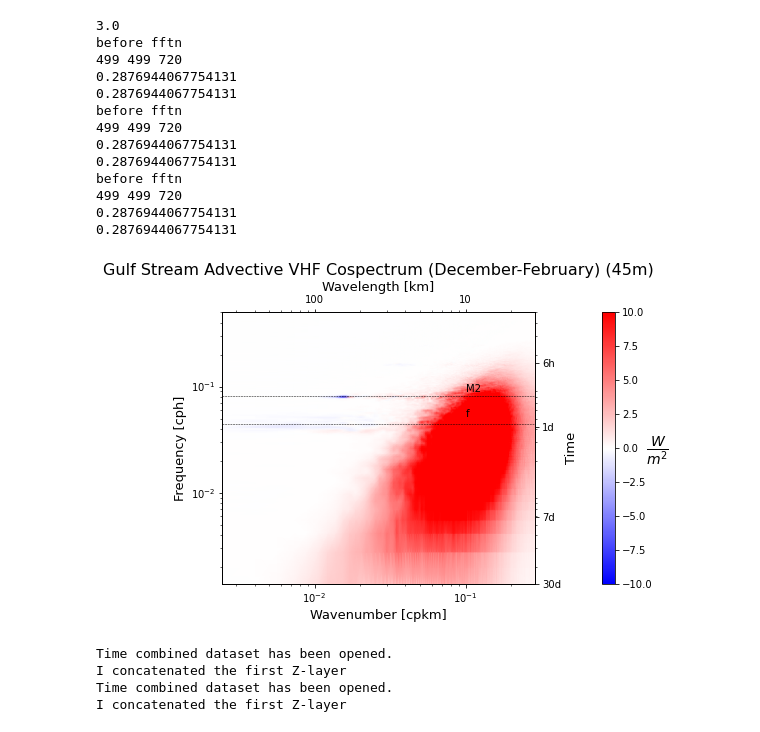
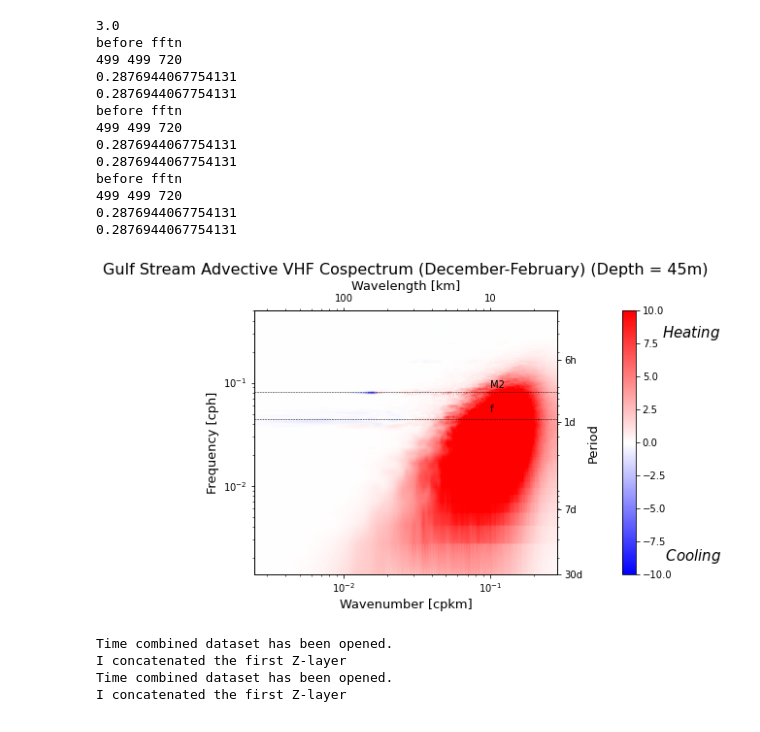
Before and after one commit to avik2007/CoupledOceAtmo, a Jupyter notebook: mit_geos_analysis/notebook23_spectra_for_many_layers.ipynb, the cells around one changed output. Cells and saved outputs as stored; diff of their text form; code cells hidden in the pictures.

```diff
--- a/mit_geos_analysis/notebook23_spectra_for_many_layers.ipynb
+++ b/mit_geos_analysis/notebook23_spectra_for_many_layers.ipynb
@@ -1482,37 +1486,38 @@ cs=plt.pcolormesh(kk,omm,60*1*Eiso_units.T[1:,1:]*kk[None,...]*omm[...,None],
                    shading='gouraud',cmap='bwr' )
 ax1.set_yscale('log')
 ax1.set_xscale('log')
-plt.title('Gulf Stream Advective VHF Cospectrum (December-February) (45m)', size=16)
+plt.title('Gulf Stream Advective VHF Cospectrum (December-February) (Depth = 45m)', size=16)
 plt.xlabel(r'Wavenumber [cpkm]',size=13)
 plt.ylabel(r'Frequency [cph]',size=13)
 plt.clim([-10,10])
 cbar = plt.colorbar(pad=0.15)
 #cbar.ax.set_ylabel(r'$\kappa \times \omega \times Re(C_p \, \rho \, \hat{W}^{* \prime} \, \hat{T}^{\prime}) (\frac{W}{m^2})$', rotation=90)
-cbar.ax.set_ylabel(r'$\frac{W}{m^2}$', rotation=0,size=20, y=.55)
+cbar.ax.set_ylabel(r"$Heating$" + "\n \n \n \n \n \n\n\n\n\n\n\n\n " + "$Cooling$", rotation=0,size=15, y=.95, labelpad=20)
+
 #plt.savefig(PrntOut+figurename+output_format,format='png',
 #            dpi=500,bbox_inches='tight')
 ax1a = ax1.twiny()
 ax1a.set_yscale('log')
 ax1a.set_xscale('log')
 ax1a.set_xlim(kk[0],kk[-1])
 ax1a.set_xticks([1/100.,1/10.])
 ax1a.set_xticklabels(['100','10'])
 ax1a.set_xlabel('Wavelength [km]',size=13)
 ax1a = ax1.twinx()
 ax1a.set_yscale('log')
 ax1a.set_xscale('log')
 ax1a.set_ylim(1/(24.*30.),1/2.)
 ax1a.set_yticks([1/6, 1/24.,1/(24.*7.),1/(24*30.)])
 ax1a.set_yticklabels(['6h','1d','7d','30d'])
-ax1a.set_ylabel('Time', size=13)
+ax1a.set_ylabel('Period', size=13)
 ks = np.array([kk[0],kk[-1]])
 ax1.plot(ks,[omg_m2, omg_m2], 'k--', linewidth=.5)
 ax1.text(0.1, omg_m2+0.0075, 'M2', color='k')
 ax1.plot(ks,[ff,ff], 'k--', linewidth=.5)
 ax1.text(0.1, ff+0.0075, 'f', color='k')
 plt.show()
 # %% [output]
-[figure, old version]
+[figure, new version]
 # %%
 W36 = getMITNCDataSet('/nobackup/amondal/NCData/20211116_QTprime_openocean_3month_bigger_region_fall_winter//', 'W', 36,36)
 T36 = getMITNCDataSet('/nobackup/amondal/NCData/20211116_QTprime_openocean_3month_bigger_region_fall_winter//', 'Theta', 36,36)
```
Also changed, not shown: parts of 4 cells of this notebook, 5 other files.
